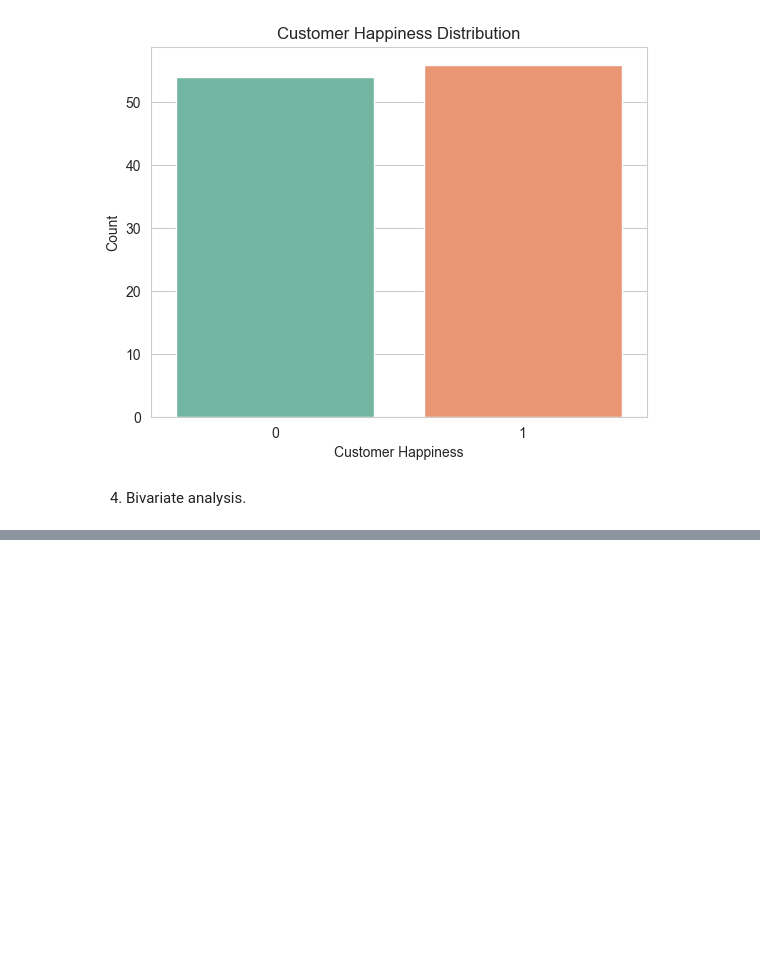
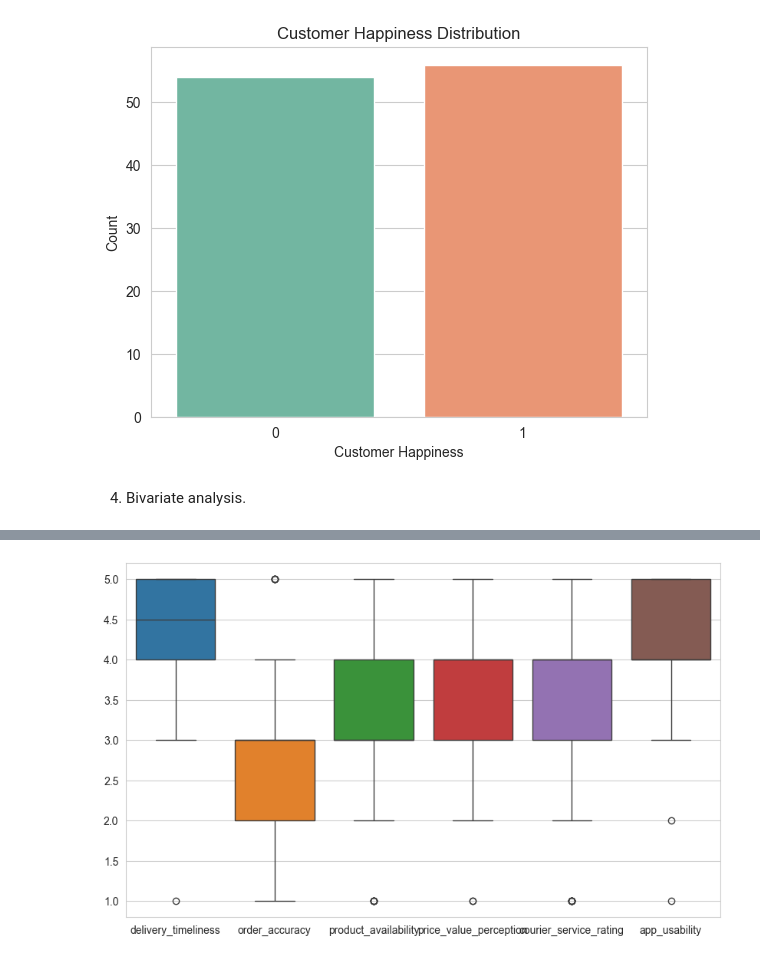
Before and after one commit to tessjacob/aWIwd8dwHJ5J9HTH, a Jupyter notebook: happyCustomersAnalysis.ipynb, the cells around one changed output, grey strips where cells are left out. Saved outputs shown, nothing was run; the diff lists cells and outputs as text; code cells hidden in the pictures; blank space fills up the shorter version.

```diff
--- a/happyCustomersAnalysis.ipynb
+++ b/happyCustomersAnalysis.ipynb
@@ -317,0 +249,6 @@ plt.show()
+# %%
+plt.figure(figsize=(10, 6))
+sns.boxplot(data=X)
+plt.show()
+# %% [output]
+[figure, added]
```
Also changed, not shown: parts of 16 cells of this notebook.
